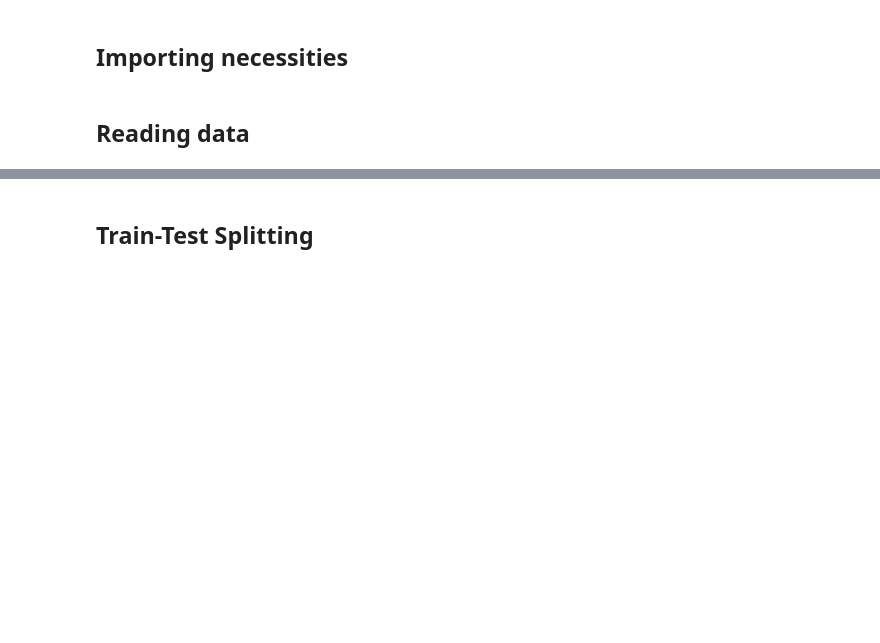
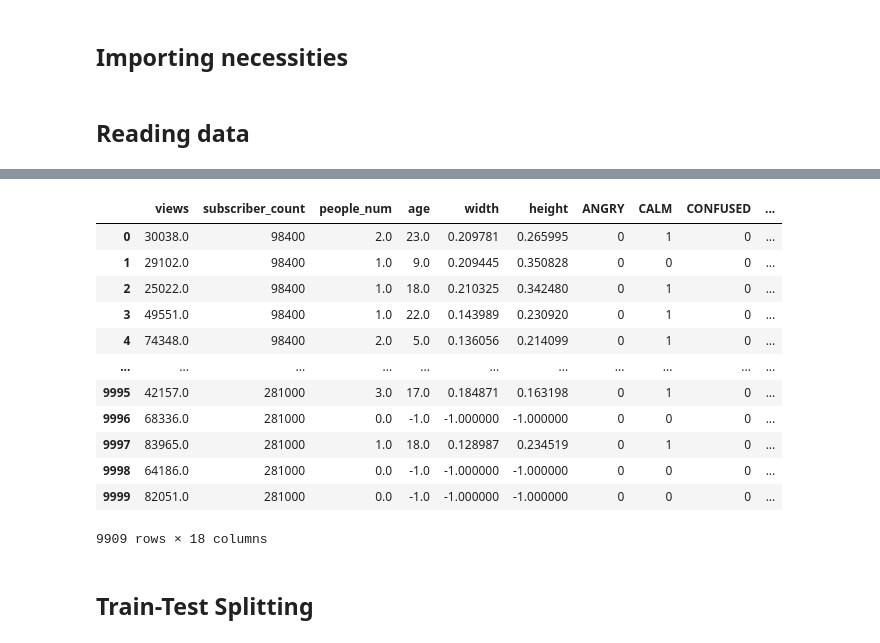
Before and after one commit to Hits-hike/youtube-views-prediction-model, a Jupyter notebook: thumbnail/thumbnail_face_analysis.ipynb, the cells around one changed output, grey strips where cells are left out. Drawn from its saved outputs; the diff is of its cells as text; code cells hidden in the pictures; blank space fills up the shorter version.

```diff
--- a/thumbnail/thumbnail_face_analysis.ipynb
+++ b/thumbnail/thumbnail_face_analysis.ipynb
@@ -47,3 +85,26 @@ df
+# %%
+# emotion과 gender을 원핫인코딩
+
+df = pd.merge(df, pd.get_dummies(df['emotion'], dummy_na=True), left_index=True, right_index=True, how='left')
+df = pd.merge(df, pd.get_dummies(df['gender'], dummy_na=True), left_index=True, right_index=True, how='left')
+
+df = df.drop(columns = ['emotion', 'gender'])
+
+df
+# %% [output]
+|  | views | subscriber_count | people_num | age | width | height | ANGRY | CALM | CONFUSED | ... |
+| 0 | 30038.0 | 98400 | 2.0 | 23.0 | 0.209781 | 0.265995 | 0 | 1 | 0 | ... |
+| 1 | 29102.0 | 98400 | 1.0 | 9.0 | 0.209445 | 0.350828 | 0 | 0 | 0 | ... |
+| 2 | 25022.0 | 98400 | 1.0 | 18.0 | 0.210325 | 0.342480 | 0 | 1 | 0 | ... |
+| 3 | 49551.0 | 98400 | 1.0 | 22.0 | 0.143989 | 0.230920 | 0 | 1 | 0 | ... |
+| 4 | 74348.0 | 98400 | 2.0 | 5.0 | 0.136056 | 0.214099 | 0 | 1 | 0 | ... |
+| ... | ... | ... | ... | ... | ... | ... | ... | ... | ... | ... |
+| 9995 | 42157.0 | 281000 | 3.0 | 17.0 | 0.184871 | 0.163198 | 0 | 1 | 0 | ... |
+| 9996 | 68336.0 | 281000 | 0.0 | -1.0 | -1.000000 | -1.000000 | 0 | 0 | 0 | ... |
+| 9997 | 83965.0 | 281000 | 1.0 | 18.0 | 0.128987 | 0.234519 | 0 | 1 | 0 | ... |
+| 9998 | 64186.0 | 281000 | 0.0 | -1.0 | -1.000000 | -1.000000 | 0 | 0 | 0 | ... |
+| 9999 | 82051.0 | 281000 | 0.0 | -1.0 | -1.000000 | -1.000000 | 0 | 0 | 0 | ... |
+9909 rows × 18 columns
 # %% [markdown]
 ## Train-Test Splitting
 # %%
```
Also changed, not shown: parts of 7 cells of this notebook.
